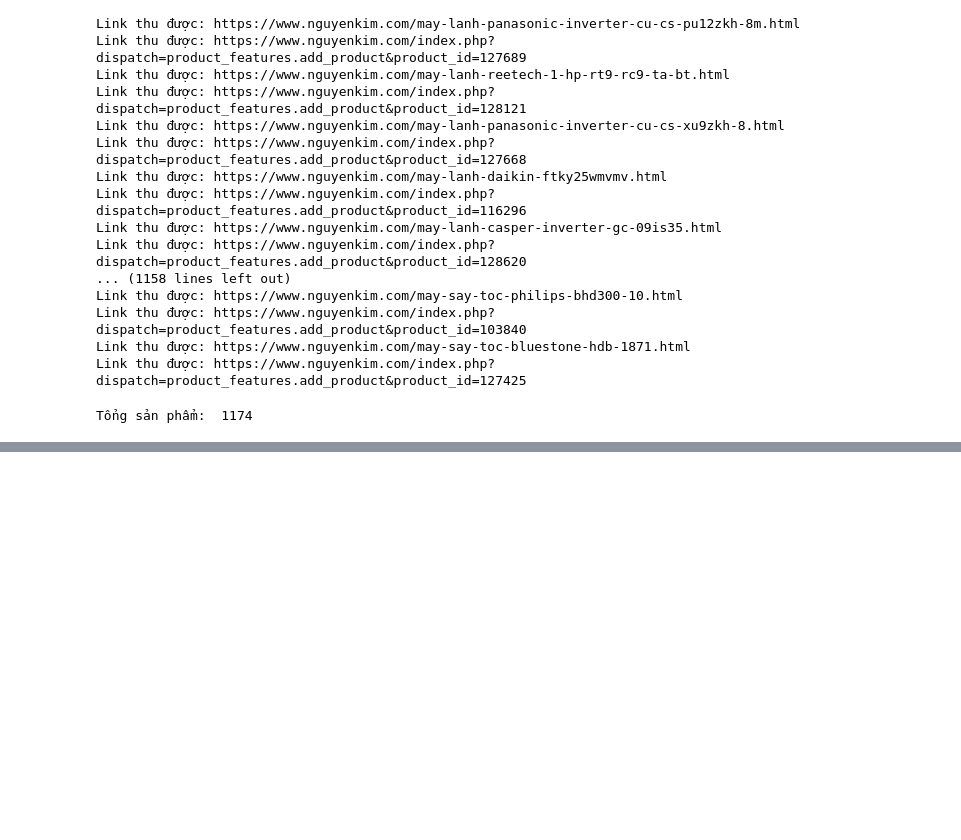
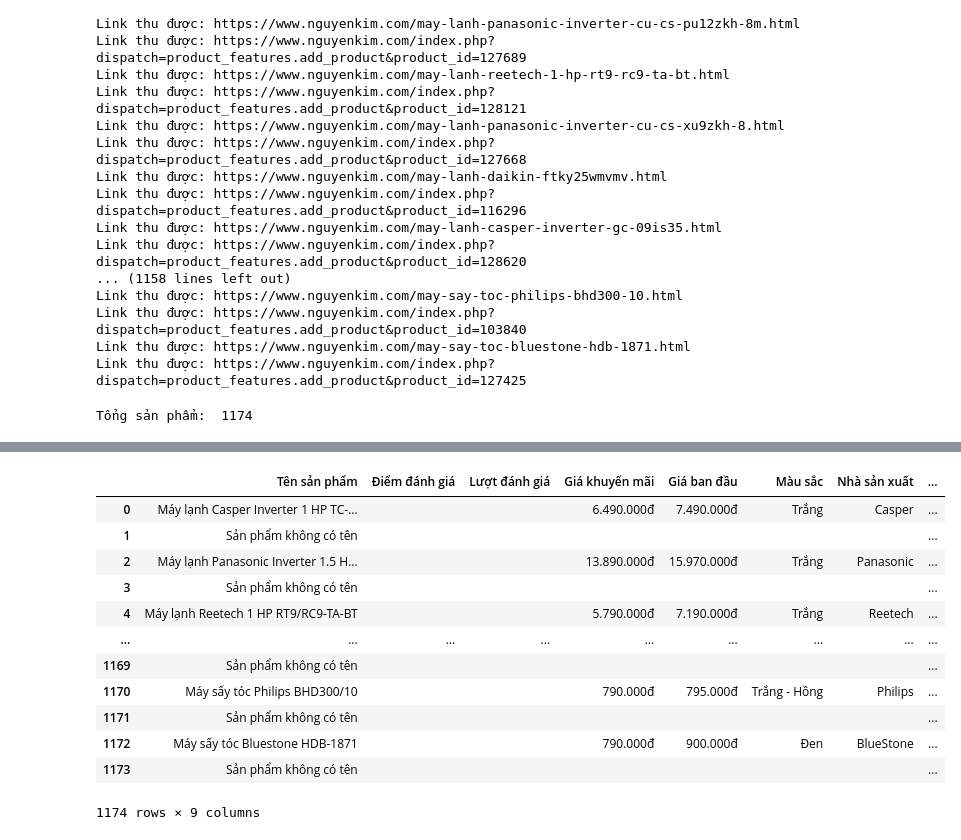
Before and after one commit to duykhoi5104/Learn-more-and-more, a Jupyter notebook: Do_an.ipynb, the cells around one changed output, grey strips where cells are left out. Cells and saved outputs as stored; diff of their text form; code cells hidden in the pictures; blank space fills up the shorter version.

```diff
--- a/Do_an.ipynb
+++ b/Do_an.ipynb
@@ -273,0 +364,16 @@ Tổng sản phẩm:  1174
+# %%
+data_df
+# %% [output]
+|  | Tên sản phẩm | Điểm đánh giá | Lượt đánh giá | Giá khuyến mãi | Giá ban đầu | Màu sắc | Nhà sản xuất | ... |
+| 0 | Máy lạnh Casper Inverter 1 HP TC-... |  |  | 6.490.000đ | 7.490.000đ | Trắng | Casper | ... |
+| 1 | Sản phẩm không có tên |  |  |  |  |  |  | ... |
+| 2 | Máy lạnh Panasonic Inverter 1.5 H... |  |  | 13.890.000đ | 15.970.000đ | Trắng | Panasonic | ... |
+| 3 | Sản phẩm không có tên |  |  |  |  |  |  | ... |
+| 4 | Máy lạnh Reetech 1 HP RT9/RC9-TA-BT |  |  | 5.790.000đ | 7.190.000đ | Trắng | Reetech | ... |
+| ... | ... | ... | ... | ... | ... | ... | ... | ... |
+| 1169 | Sản phẩm không có tên |  |  |  |  |  |  | ... |
+| 1170 | Máy sấy tóc Philips BHD300/10 |  |  | 790.000đ | 795.000đ | Trắng - Hồng | Philips | ... |
+| 1171 | Sản phẩm không có tên |  |  |  |  |  |  | ... |
+| 1172 | Máy sấy tóc Bluestone HDB-1871 |  |  | 790.000đ | 900.000đ | Đen | BlueStone | ... |
+| 1173 | Sản phẩm không có tên |  |  |  |  |  |  | ... |
+1174 rows × 9 columns
```
Also changed, not shown: parts of 5 cells of this notebook, 1 other file.
